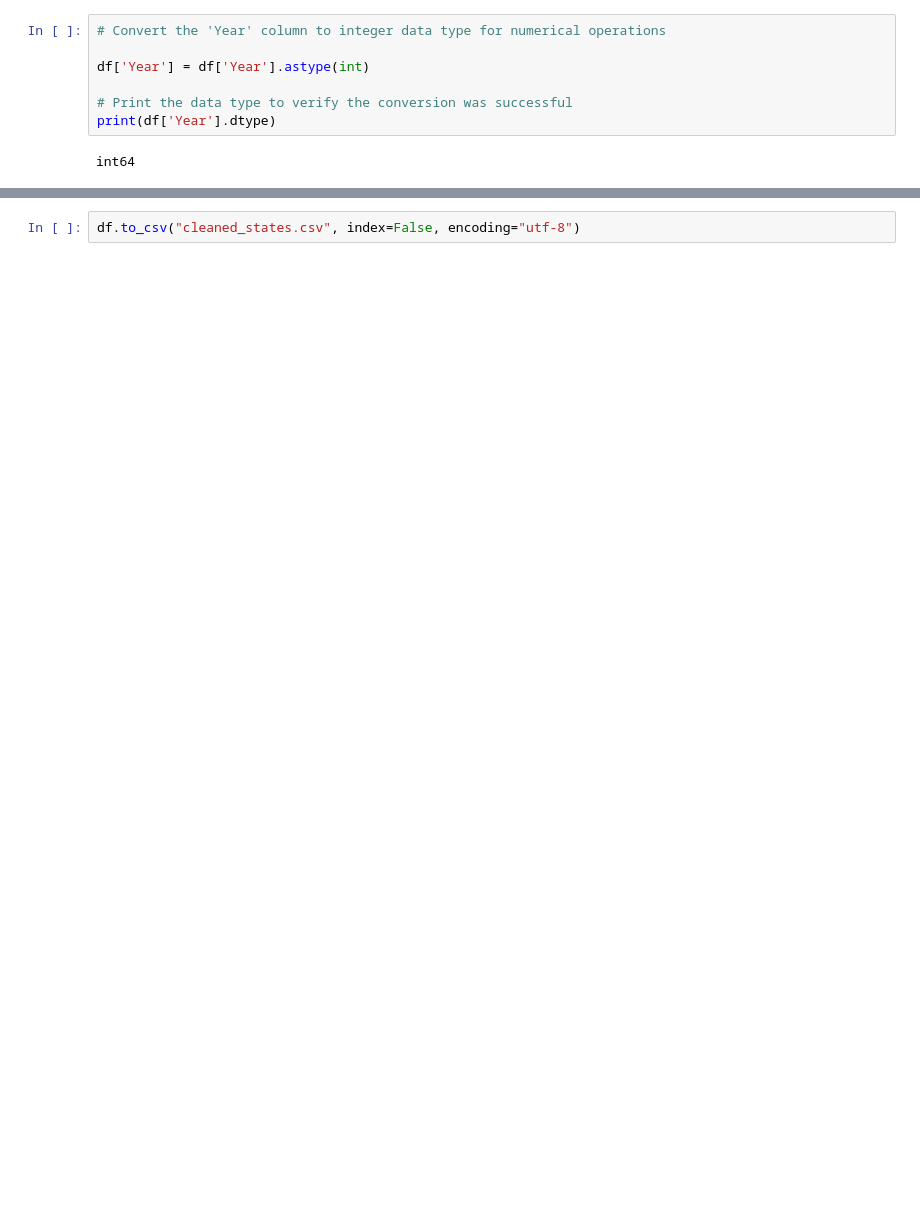
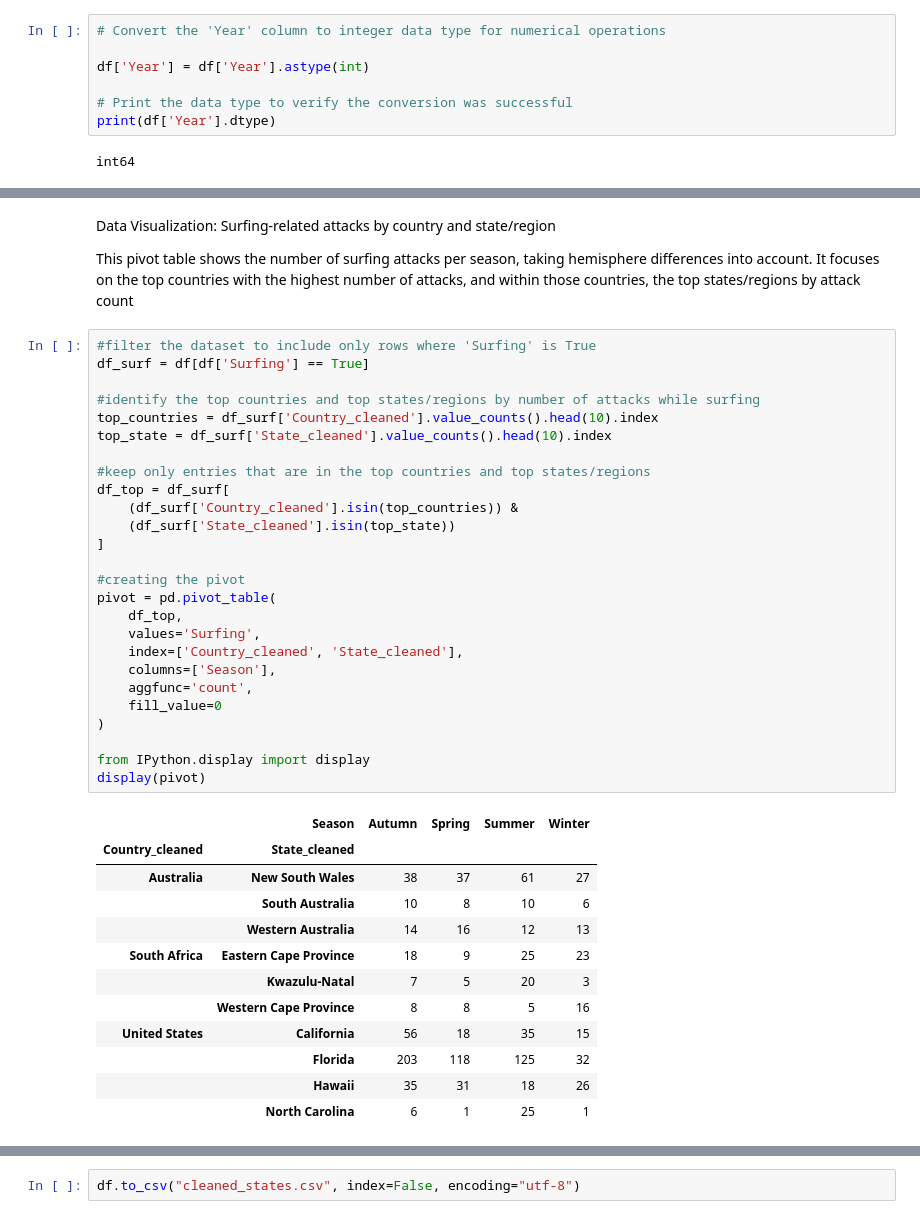
Before and after one commit to camilla-scandola/project-shark-attack, a Jupyter notebook: quest_sharkatack.ipynb, the cells around one changed output, grey strips where cells are left out. Saved outputs shown, nothing was run; the diff lists cells and outputs as text; blank space fills up the shorter version.

```diff
--- a/quest_sharkatack.ipynb
+++ b/quest_sharkatack.ipynb
@@ -617,0 +737,44 @@ df.head()
+# %% [markdown]
+Data Visualization: Surfing-related attacks by country and state/region
+
+This pivot table shows the number of surfing attacks per season, taking hemisphere differences into account.
+It focuses on the top countries with the highest number of attacks, and within those countries, the top states/regions by attack count
+# %%
+#filter the dataset to include only rows where 'Surfing' is True
+df_surf = df[df['Surfing'] == True]
+
+#identify the top countries and top states/regions by number of attacks while surfing
+top_countries = df_surf['Country_cleaned'].value_counts().head(10).index
+top_state = df_surf['State_cleaned'].value_counts().head(10).index
+
+#keep only entries that are in the top countries and top states/regions
+df_top = df_surf[
+    (df_surf['Country_cleaned'].isin(top_countries)) &
+    (df_surf['State_cleaned'].isin(top_state))
+]
+
+#creating the pivot
+pivot = pd.pivot_table(
+    df_top,
+    values='Surfing',
+    index=['Country_cleaned', 'State_cleaned'],
+    columns=['Season'],
+    aggfunc='count',
+    fill_value=0
+)
+
+from IPython.display import display
+display(pivot)
+# %% [output]
+|  | Season | Autumn | Spring | Summer | Winter |
+| Country_cleaned | State_cleaned |  |  |  |  |
+| Australia | New South Wales | 38 | 37 | 61 | 27 |
+|  | South Australia | 10 | 8 | 10 | 6 |
+|  | Western Australia | 14 | 16 | 12 | 13 |
+| South Africa | Eastern Cape Province | 18 | 9 | 25 | 23 |
+|  | Kwazulu-Natal | 7 | 5 | 20 | 3 |
+|  | Western Cape Province | 8 | 8 | 5 | 16 |
+| United States | California | 56 | 18 | 35 | 15 |
+|  | Florida | 203 | 118 | 125 | 32 |
+|  | Hawaii | 35 | 31 | 18 | 26 |
+|  | North Carolina | 6 | 1 | 25 | 1 |
```
Also changed, not shown: parts of 25 cells of this notebook, 1 other file.
